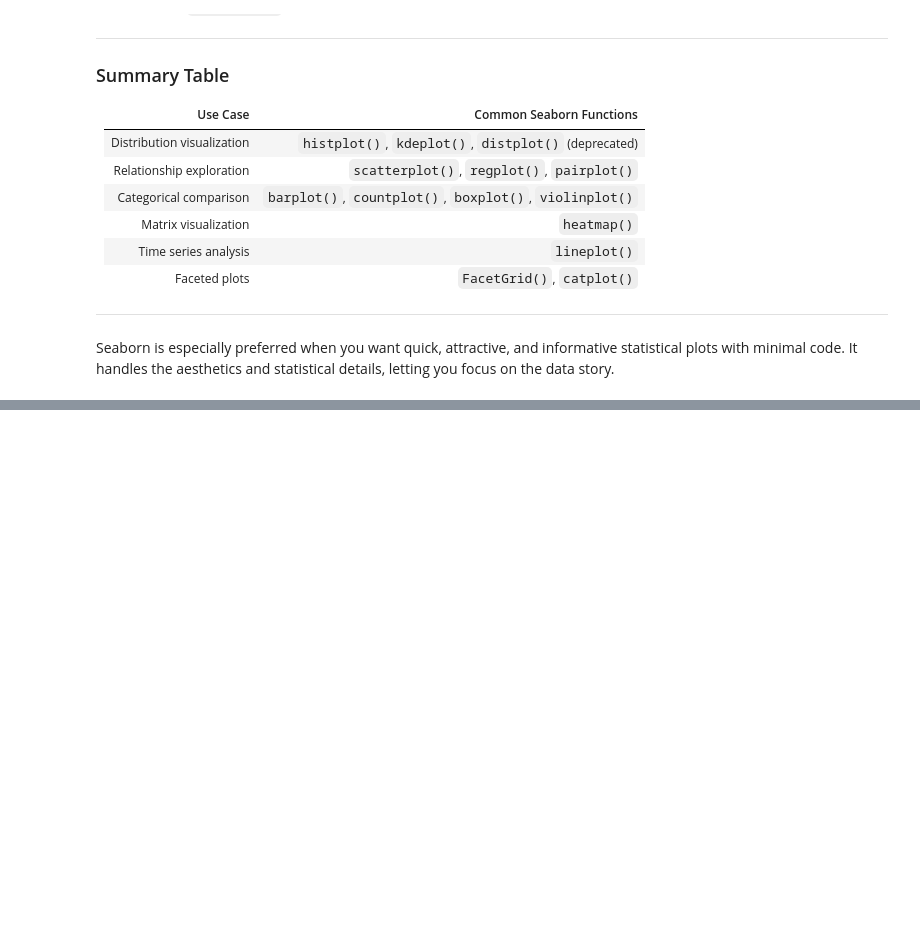
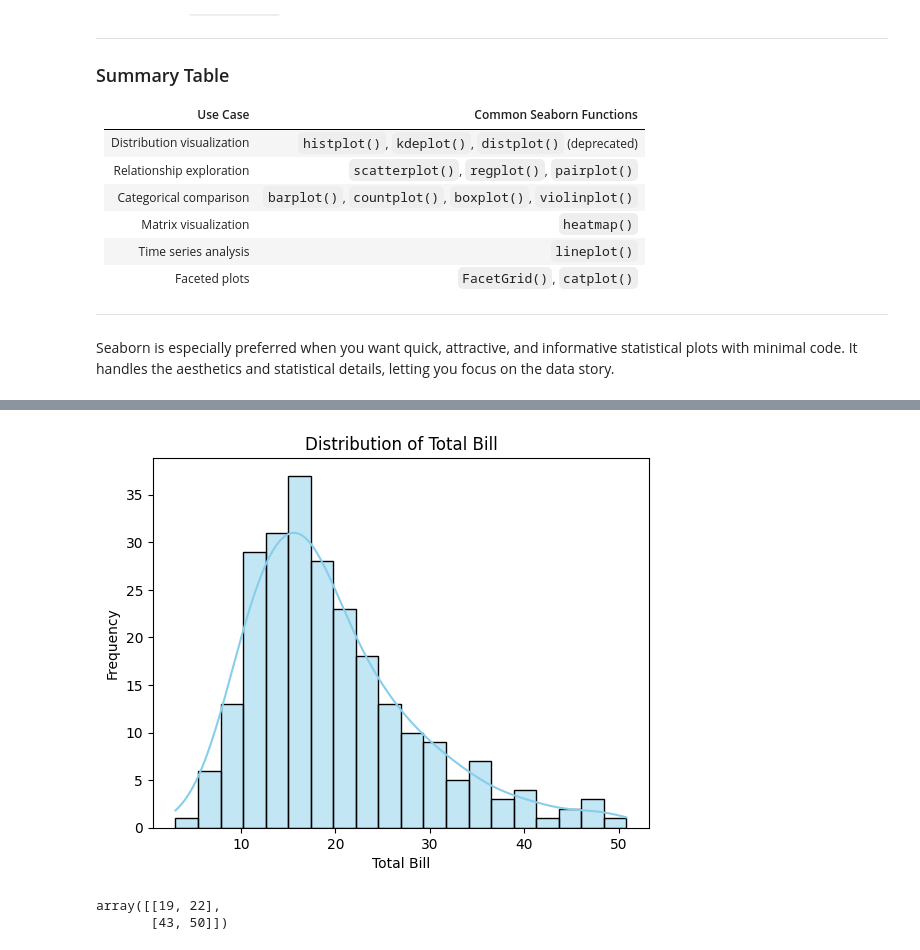
Before and after one commit to fp05107/PW_Skills_Assignments, a Jupyter notebook: Milestone_1_Python/DataToolkit.ipynb, the cells around one changed output, grey strips where cells are left out. Saved outputs shown, nothing was run; the diff lists cells and outputs as text; code cells hidden in the pictures; blank space fills up the shorter version.

```diff
--- a/Milestone_1_Python/DataToolkit.ipynb
+++ b/Milestone_1_Python/DataToolkit.ipynb
@@ -376,0 +505,25 @@ Seaborn is especially preferred when you want quick, attractive, and informative
+# %%
+# 10. Create a histogram using Seaborn to visualize a distribution.
+
+tips = sns.load_dataset("tips")
+
+sns.histplot(data=tips, x='total_bill', kde=True, bins=20, color='skyblue')
+
+plt.title("Distribution of Total Bill")
+plt.xlabel("Total Bill")
+plt.ylabel("Frequency")
+
+plt.show()
+# %% [output]
+[figure, added]
+# %%
+# 11. Perform matrix multiplication using NumPy.
+
+A = np.array([[1, 2], [3, 4]])
+B = np.array([[5, 6], [7, 8]])
+
+result = A @ B
+result
+# %% [output]
+array([[19, 22],
+       [43, 50]])
```
Also changed, not shown: parts of 12 cells of this notebook.
